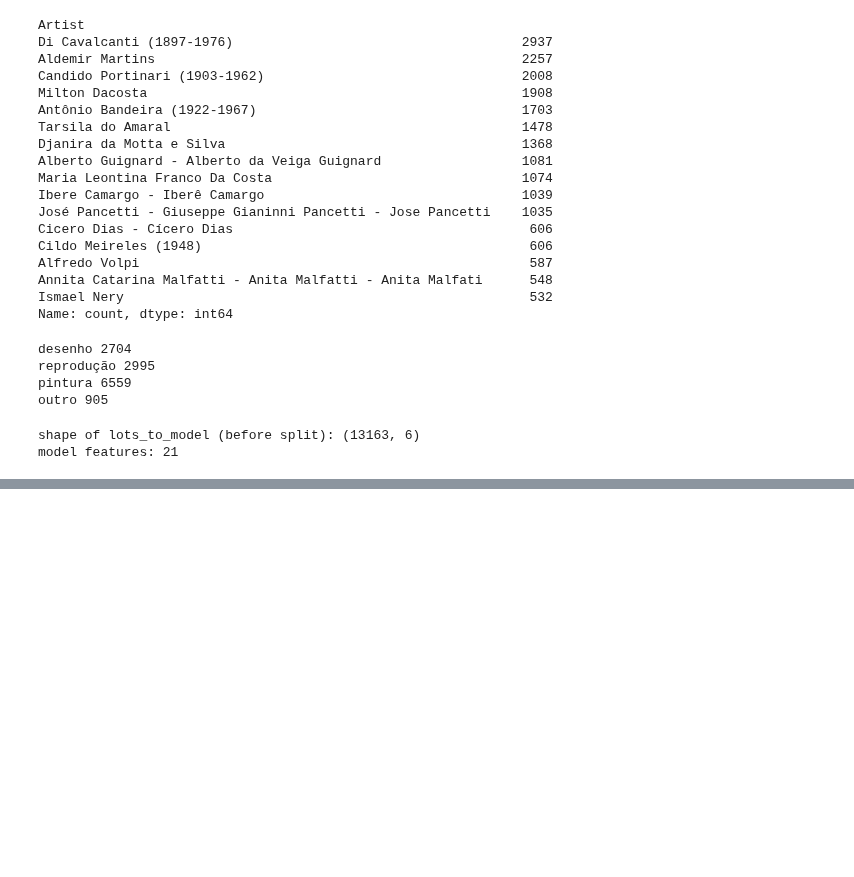
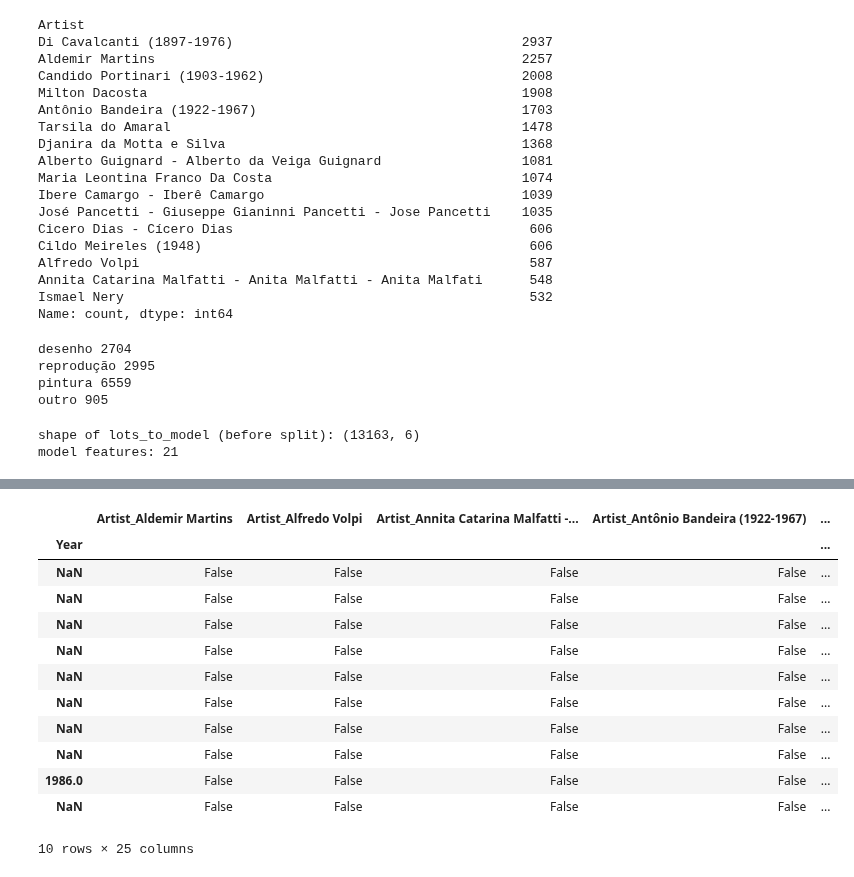
Before and after one commit to cryptogazzetta/Arte, a Jupyter notebook: analysis/catalogo_hyperparameter_tuning.ipynb, the cells around one changed output, grey strips where cells are left out. Saved outputs shown, nothing was run; the diff lists cells and outputs as text; code cells hidden in the pictures; blank space fills up the shorter version.

```diff
--- a/analysis/catalogo_hyperparameter_tuning.ipynb
+++ b/analysis/catalogo_hyperparameter_tuning.ipynb
@@ -297,0 +333,17 @@ MAPE: 0.46780280200750735
+# %%
+lots_copy.sort_values(by='Error %', ascending=False, inplace=True)
+lots_copy.head(10)
+# %% [output]
+|  | Artist_Aldemir Martins | Artist_Alfredo Volpi | Artist_Annita Catarina Malfatti -... | Artist_Antônio Bandeira (1922-1967) | ... |
+| Year |  |  |  |  | ... |
+| NaN | False | False | False | False | ... |
+| NaN | False | False | False | False | ... |
+| NaN | False | False | False | False | ... |
+| NaN | False | False | False | False | ... |
+| NaN | False | False | False | False | ... |
+| NaN | False | False | False | False | ... |
+| NaN | False | False | False | False | ... |
+| NaN | False | False | False | False | ... |
+| 1986.0 | False | False | False | False | ... |
+| NaN | False | False | False | False | ... |
+10 rows × 25 columns
```
Also changed, not shown: parts of 8 cells of this notebook, 1 other file.
